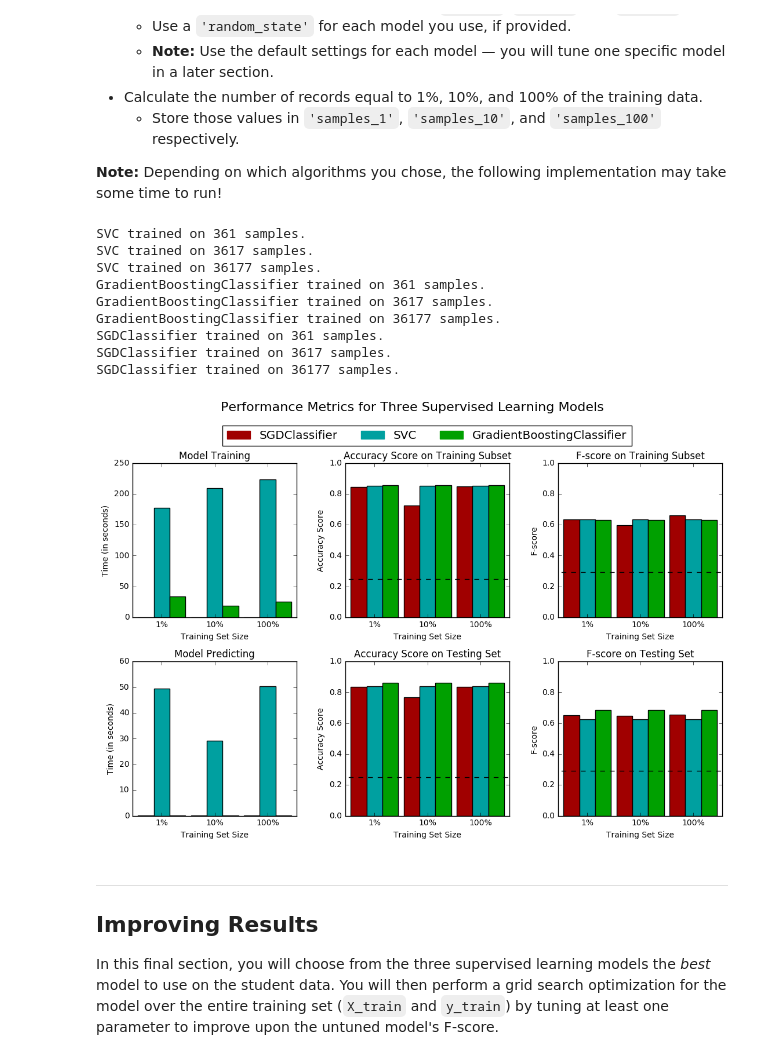
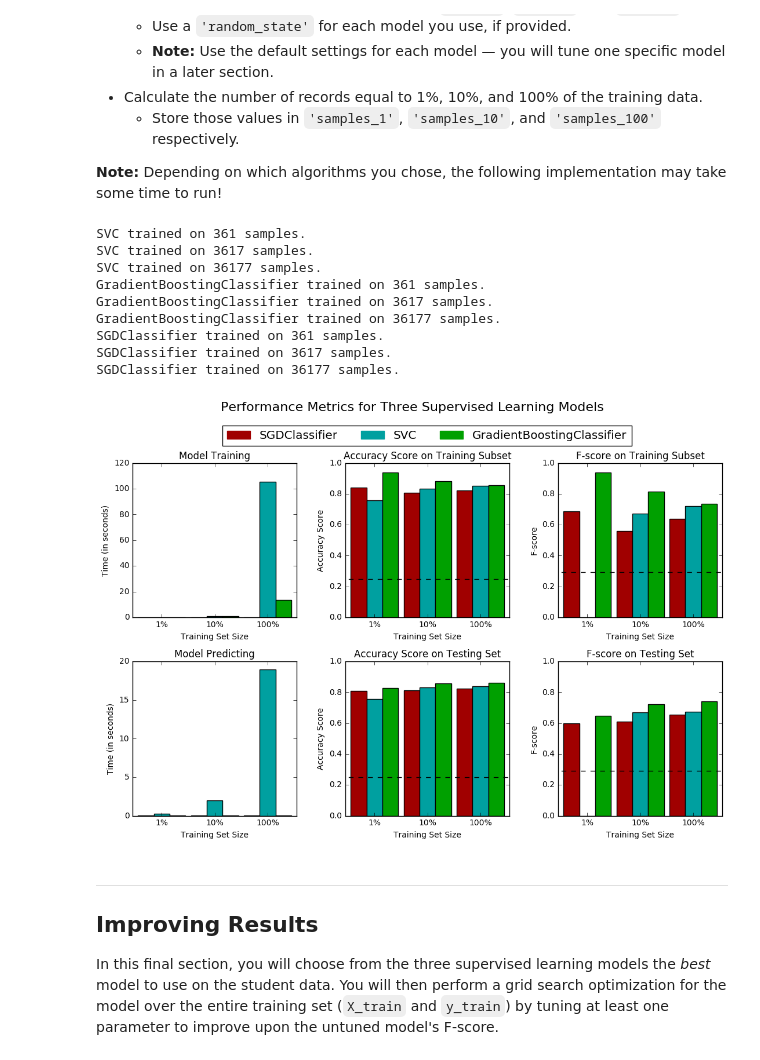
Before and after one commit to higgsb0/machine-learning, a Jupyter notebook: projects/finding_donors/finding_donors.ipynb, the cells around one changed output. Saved outputs shown, nothing was run; the diff lists cells and outputs as text; code cells hidden in the pictures.

```diff
--- a/projects/finding_donors/finding_donors.ipynb
+++ b/projects/finding_donors/finding_donors.ipynb
@@ -342,7 +342,7 @@ def train_predict(learner, sample_size, X_train, y_train, X_test, y_test):
 
     # TODO: Fit the learner to the training data using slicing with 'sample_size' using .fit(training_features[:], training_labels[:])
     start = time() # Get start time
-    learner = learner.fit(X_train[:], y_train[:])
+    learner = learner.fit(X_train[:sample_size], y_train[:sample_size])
     end = time() # Get end time
 
     # TODO: Calculate the training time
@@ -365,10 +365,10 @@ def train_predict(learner, sample_size, X_train, y_train, X_test, y_test):
     results['acc_test'] = accuracy_score(y_test, predictions_test)
 
     # TODO: Compute F-score on the the first 300 training samples using fbeta_score()
-    results['f_train'] = fbeta_score(y_train[:300], predictions_train, 1)
+    results['f_train'] = fbeta_score(y_train[:300], predictions_train, .5)
 
     # TODO: Compute F-score on the test set which is y_test
-    results['f_test'] = fbeta_score(y_test, predictions_test, 1)
+    results['f_test'] = fbeta_score(y_test, predictions_test, .5)
 
     # Success
     print("{} trained on {} samples.".format(learner.__class__.__name__, sample_size))
@@ -393,41 +393,42 @@ from sklearn.ensemble import GradientBoostingClassifier
 from sklearn.linear_model import SGDClassifier
 
 # TODO: Initialize the three models
-clf_A = SVC()
-clf_B = GradientBoostingClassifier()
-clf_C = SGDClassifier()
+my_radom_state = 67
+clf_A = SVC(random_state=my_radom_state)
+clf_B = GradientBoostingClassifier(random_state=my_radom_state)
+clf_C = SGDClassifier(random_state=my_radom_state)
 
 # TODO: Calculate the number of samples for 1%, 10%, and 100% of the training data
 # HINT: samples_100 is the entire training set i.e. len(y_train)
 # HINT: samples_10 is 10% of samples_100 (ensure to set the count of the values to be `int` and not `float`)
 # HINT: samples_1 is 1% of samples_100 (ensure to set the count of the values to be `int` and not `float`)
 samples_100 = len(y_train)
 samples_10 = samples_100 / 10
 samples_1 = samples_100 / 100
 
 
 # Collect results on the learners
 results = {}
 for clf in [clf_A, clf_B, clf_C]:
     clf_name = clf.__class__.__name__
     results[clf_name] = {}
     for i, samples in enumerate([samples_1, samples_10, samples_100]):
         results[clf_name][i] = \
         train_predict(clf, samples, X_train, y_train, X_test, y_test)
 
 # Run metrics visualization for the three supervised learning models chosen
 vs.evaluate(results, accuracy, fscore)
 # %% [output]
 SVC trained on 361 samples.
 SVC trained on 3617 samples.
 SVC trained on 36177 samples.
 GradientBoostingClassifier trained on 361 samples.
 GradientBoostingClassifier trained on 3617 samples.
 GradientBoostingClassifier trained on 36177 samples.
 SGDClassifier trained on 361 samples.
 SGDClassifier trained on 3617 samples.
 SGDClassifier trained on 36177 samples.
-[figure, old version]
+[figure, new version]
 # %% [markdown]
 ----
 ## Improving Results
```
Also changed, not shown: parts of 4 cells of this notebook, 1 other file.
